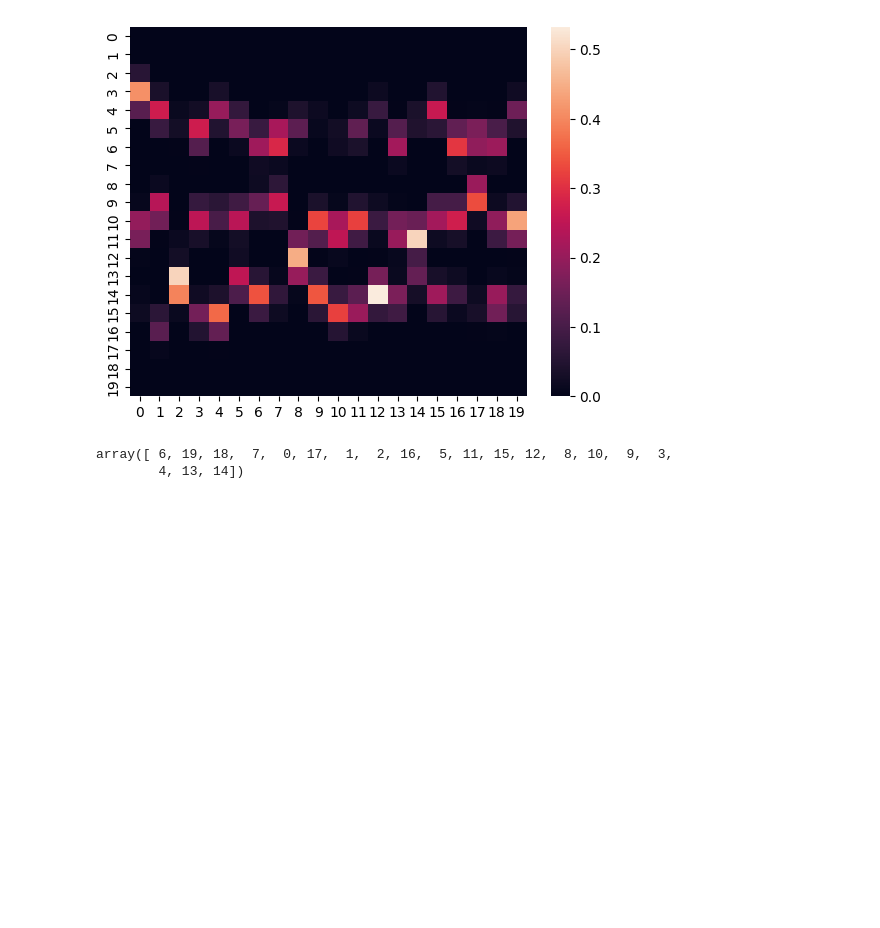
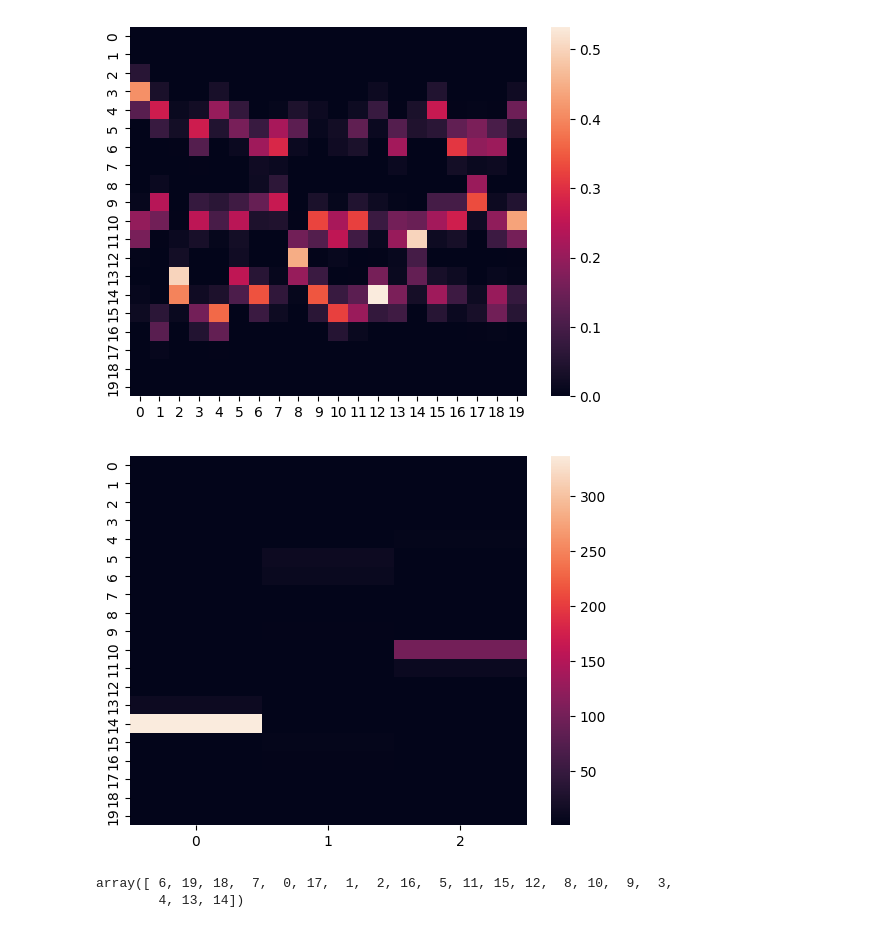
Before and after one commit to AlekseiShevkoplias/wassnmf, a Jupyter notebook: notebooks/example_GPU.ipynb, the cells around one changed output. Drawn from its saved outputs; the diff is of its cells as text; code cells hidden in the pictures; blank space fills up the shorter version.

```diff
--- a/notebooks/example_GPU.ipynb
+++ b/notebooks/example_GPU.ipynb
@@ -406,6 +406,14 @@ plt.show()
 # %%
 D_np =  D_torch.detach().numpy()
 dominant_component = np.argmax(np.var(D_np, axis=0))
+# %%
+# gibbs kernel of D_torch
+Dk = torch.exp(D_torch / 0.1)
+# %%
+sns.heatmap(Dk.detach().numpy())
+plt.show()
+# %% [output]
+[figure, added]
 # %%
 pseudotime = D_np[:, dominant_component]
 # %%
```
Also changed, not shown: 2 other files.
